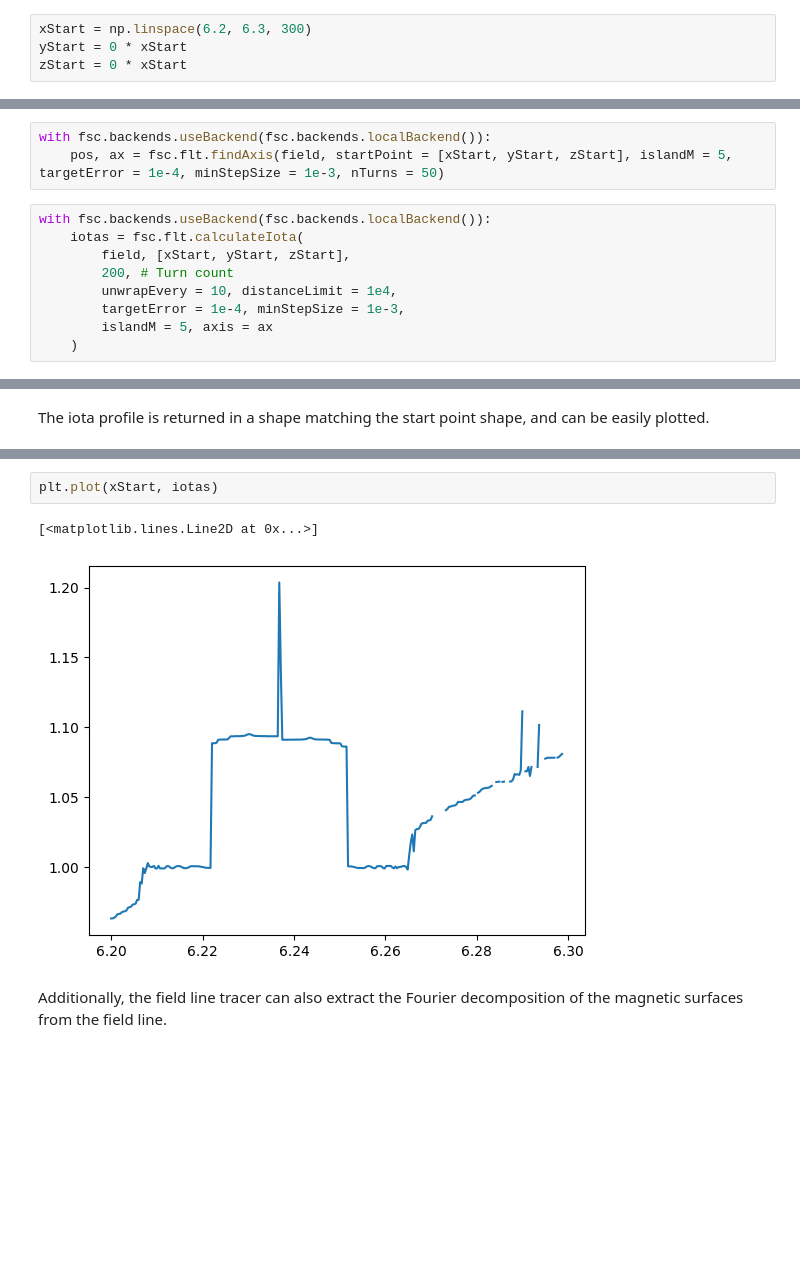
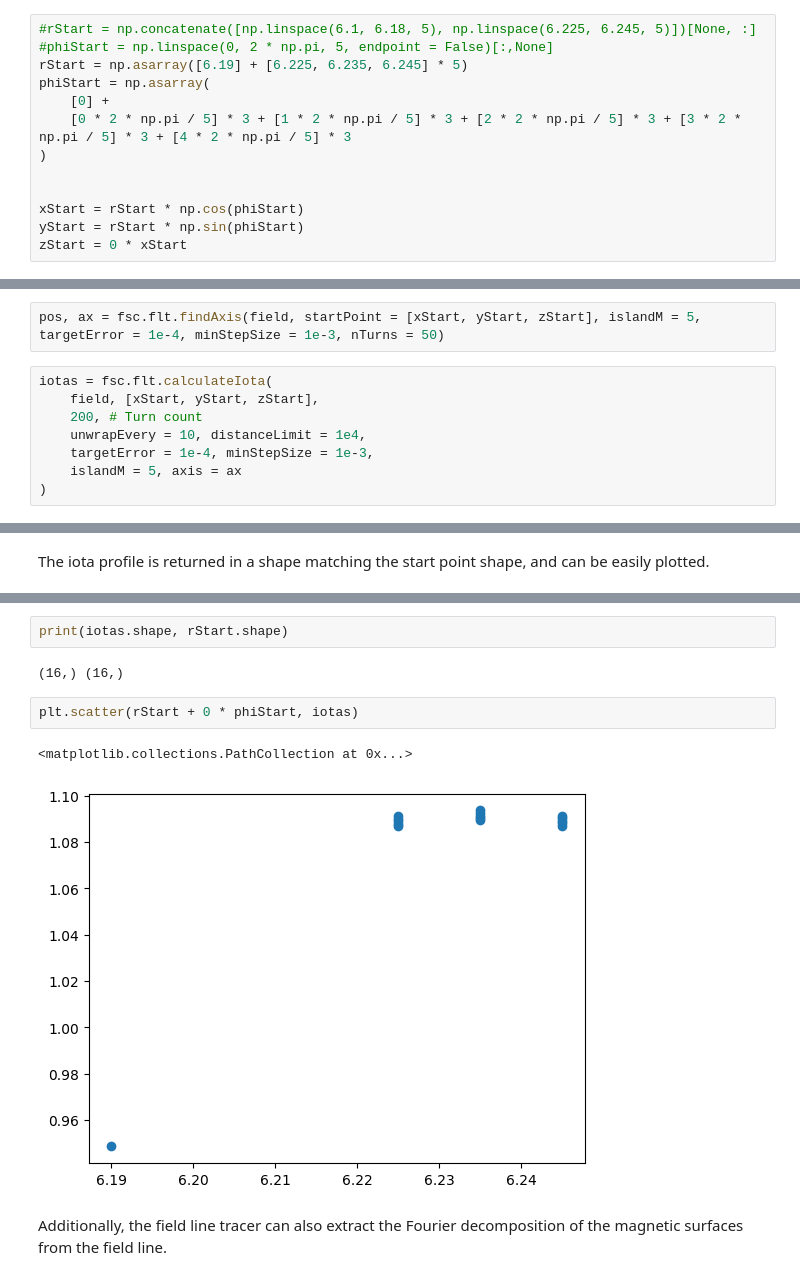
Before and after one commit to alexrobomind/fusionsc, a Jupyter notebook: src/docs/howto/CalculateIota.ipynb, the cells around one changed output, grey strips where cells are left out. Saved outputs shown, nothing was run; the diff lists cells and outputs as text; blank space fills up the shorter version.

```diff
--- a/src/docs/howto/CalculateIota.ipynb
+++ b/src/docs/howto/CalculateIota.ipynb
@@ -25,20 +25,27 @@ await field
 # %% [markdown]
 Finally, we need to decide in which phi planes we want to evaluate our iota and start our surfaces from.
 # %%
-xStart = np.linspace(6.2, 6.3, 300)
-yStart = 0 * xStart
+#rStart = np.concatenate([np.linspace(6.1, 6.18, 5), np.linspace(6.225, 6.245, 5)])[None, :]
+#phiStart = np.linspace(0, 2 * np.pi, 5, endpoint = False)[:,None]
+rStart = np.asarray([6.19] + [6.225, 6.235, 6.245] * 5)
+phiStart = np.asarray(
+    [0] +
+    [0 * 2 * np.pi / 5] * 3 + [1 * 2 * np.pi / 5] * 3 + [2 * 2 * np.pi / 5] * 3 + [3 * 2 * np.pi / 5] * 3 + [4 * 2 * np.pi / 5] * 3
+)
+
+
+xStart = rStart * np.cos(phiStart)
+yStart = rStart * np.sin(phiStart)
 zStart = 0 * xStart
 # %% [markdown]
 Now it's time to run our calculation.
 # %%
-with fsc.backends.useBackend(fsc.backends.localBackend()):
-    pos, ax = fsc.flt.findAxis(field, startPoint = [xStart, yStart, zStart], islandM = 5, targetError = 1e-4, minStepSize = 1e-3, nTurns = 50)
+pos, ax = fsc.flt.findAxis(field, startPoint = [xStart, yStart, zStart], islandM = 5, targetError = 1e-4, minStepSize = 1e-3, nTurns = 50)
 # %%
-with fsc.backends.useBackend(fsc.backends.localBackend()):
-    iotas = fsc.flt.calculateIota(
-        field, [xStart, yStart, zStart],
-        200, # Turn count
-        unwrapEvery = 10, distanceLimit = 1e4,
-        targetError = 1e-4, minStepSize = 1e-3,
-        islandM = 5, axis = ax
-    )
+iotas = fsc.flt.calculateIota(
+    field, [xStart, yStart, zStart],
+    200, # Turn count
+    unwrapEvery = 10, distanceLimit = 1e4,
+    targetError = 1e-4, minStepSize = 1e-3,
+    islandM = 5, axis = ax
+)
@@ -117,8 +54,12 @@ array([0.96326829, 0.96335969, 0.96383524, 0.96456239, 0.96618223,
+# %%
+print(iotas.shape, rStart.shape)
+# %% [output]
+(16,) (16,)
 # %%
-plt.plot(xStart, iotas)
+plt.scatter(rStart + 0 * phiStart, iotas)
 # %% [output]
-[<matplotlib.lines.Line2D at 0x...>]
+<matplotlib.collections.PathCollection at 0x...>
-[figure, old version]
+[figure, new version]
 # %% [markdown]
 Additionally, the field line tracer can also extract the Fourier decomposition of the magnetic surfaces from the field line.
 # %%
```
Also changed, not shown: parts of 17 cells of this notebook, 1 other file.
